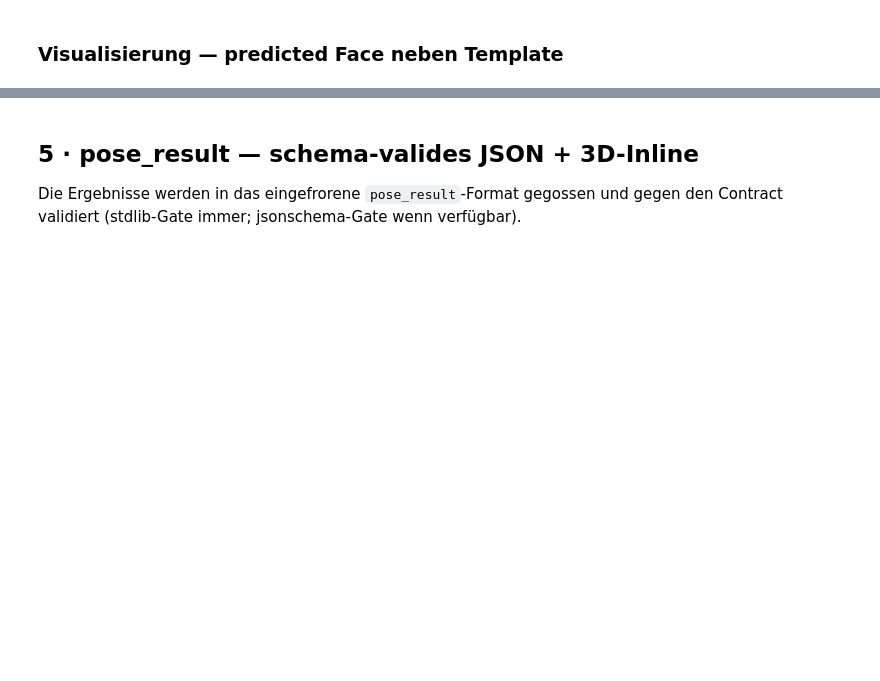
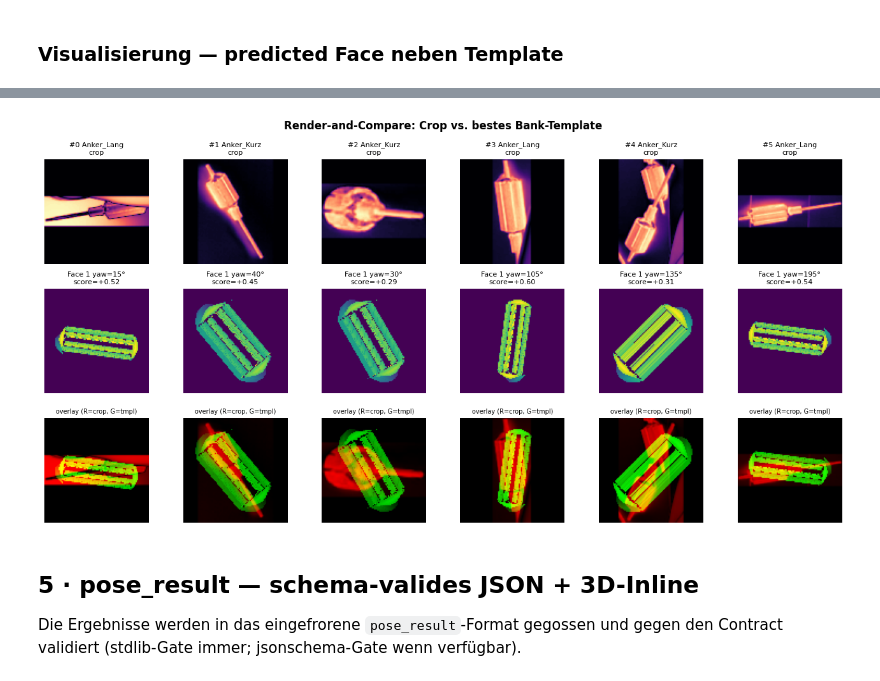
Before and after one commit to MaxKlat29/KIP_POSE, a Jupyter notebook: project/infer.ipynb, the cells around one changed output, grey strips where cells are left out. Cells and saved outputs as stored; diff of their text form; code cells hidden in the pictures; blank space fills up the shorter version.

```diff
--- a/project/infer.ipynb
+++ b/project/infer.ipynb
@@ -37,14 +37,17 @@ PROJECT = pathlib.Path.cwd()
 if PROJECT.name != "project":
     cand = PROJECT / "project"
     PROJECT = cand if cand.is_dir() else PROJECT
-INPUT    = PROJECT / "input"
-MODELS   = PROJECT / "models"
-REGISTRY = MODELS / "registry"
-TEMP     = PROJECT / "temp"
+INPUT     = PROJECT / "input"
+MODELS    = PROJECT / "models"
+REGISTRY  = MODELS / "registry"
+TEMPLATES = MODELS / "templates"          # Template-Banken (bank.npz pro Teil)
+TEMP      = PROJECT / "temp"
 TEMP.mkdir(parents=True, exist_ok=True)
 
 print("Modelle:", sorted(p.name for p in MODELS.glob("*.pt")) or "(keine .pt — Fallback wird genutzt)")
 print("Registries:", sorted(d.name for d in REGISTRY.iterdir() if d.is_dir()) if REGISTRY.is_dir() else "(keine)")
+_banks = sorted(d.name for d in TEMPLATES.iterdir() if (d / "bank.npz").exists()) if TEMPLATES.is_dir() else []
+print("Template-Banken:", _banks or "(keine — Pose fällt auf Yaw-Suche zurück)")
 print("Input-Bilder:", sorted(p.name for p in INPUT.glob("*")) or "(leer — Stufe 1 legt ein Beispiel an)")
 # %% [output]
 Modelle: ['Buerstenhalter_2polig.pt', 'Zahnrad.pt', 'detector.pt']
@@ -571,3 +645,27 @@ for it in CLASSIFIED:
+# %%
+def show_template_match(aligned, k=6):
+    """Crop-Relief | bestes Bank-Template | Überlagerung, pro Detection."""
+    items = [a for a in aligned if a.get("pose_source") == "template_bank"][:k]
+    if not items:
+        print("keine Bank-Matches (keine Template-Bank?) — nichts zu zeigen"); return
+    fig, axs = plt.subplots(3, len(items), figsize=(2.2*len(items), 6.6), squeeze=False)
+    for j, it in enumerate(items):
+        bank = load_template_bank(it["part"])
+        q = _query_relief(it["crop"], bank["size"])
+        tmpl = bank["depth"][it["template_idx"]]
+        axs[0][j].imshow(q, cmap="magma"); axs[0][j].axis("off")
+        axs[0][j].set_title(f"#{it['instance_id']} {it['part']}\ncrop", fontsize=8)
+        axs[1][j].imshow(tmpl, cmap="viridis"); axs[1][j].axis("off")
+        axs[1][j].set_title(f"{it['face_name']} yaw={it['yaw_deg']:.0f}°\nscore={it['match_score']:+.2f}", fontsize=8)
+        ov = np.zeros((*q.shape, 3), np.float32); ov[..., 0] = q; ov[..., 1] = tmpl
+        axs[2][j].imshow(np.clip(ov, 0, 1)); axs[2][j].axis("off")
+        axs[2][j].set_title("overlay (R=crop, G=tmpl)", fontsize=7)
+    fig.suptitle("Render-and-Compare: Crop vs. bestes Bank-Template", fontweight="bold")
+    fig.tight_layout(); plt.show()
+
+show_template_match(ALIGNED)
+# %% [output]
+[figure, added]
 # %% [markdown]
 ## 5 · pose_result — schema-valides JSON + 3D-Inline
 
```
Also changed, not shown: parts of 17 cells of this notebook, 8 other files.
